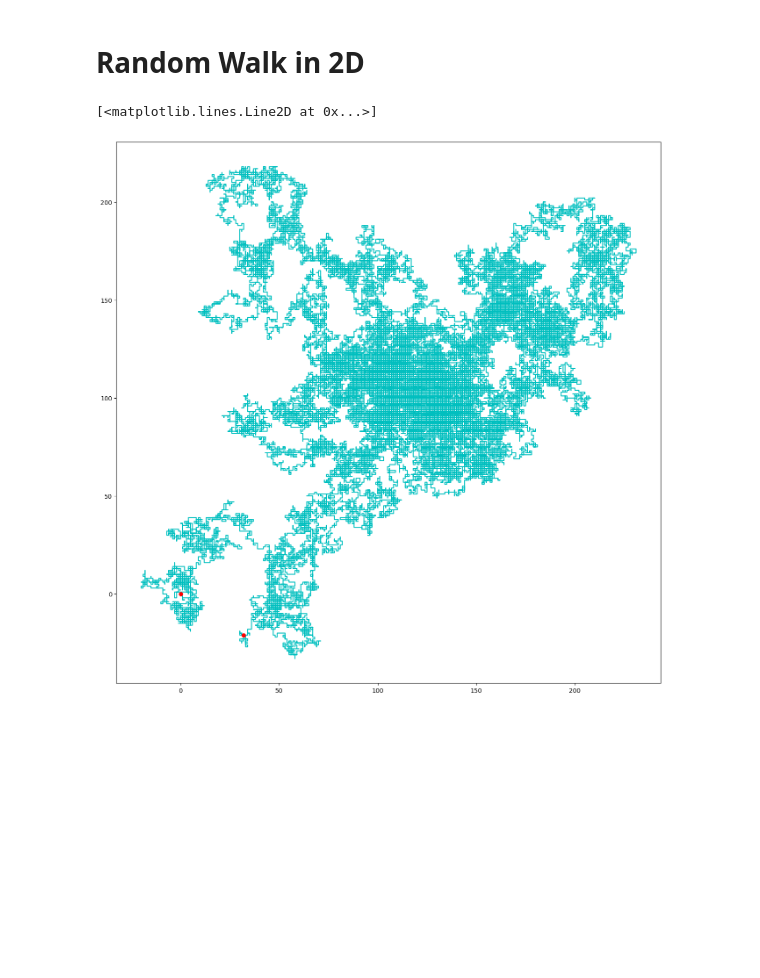
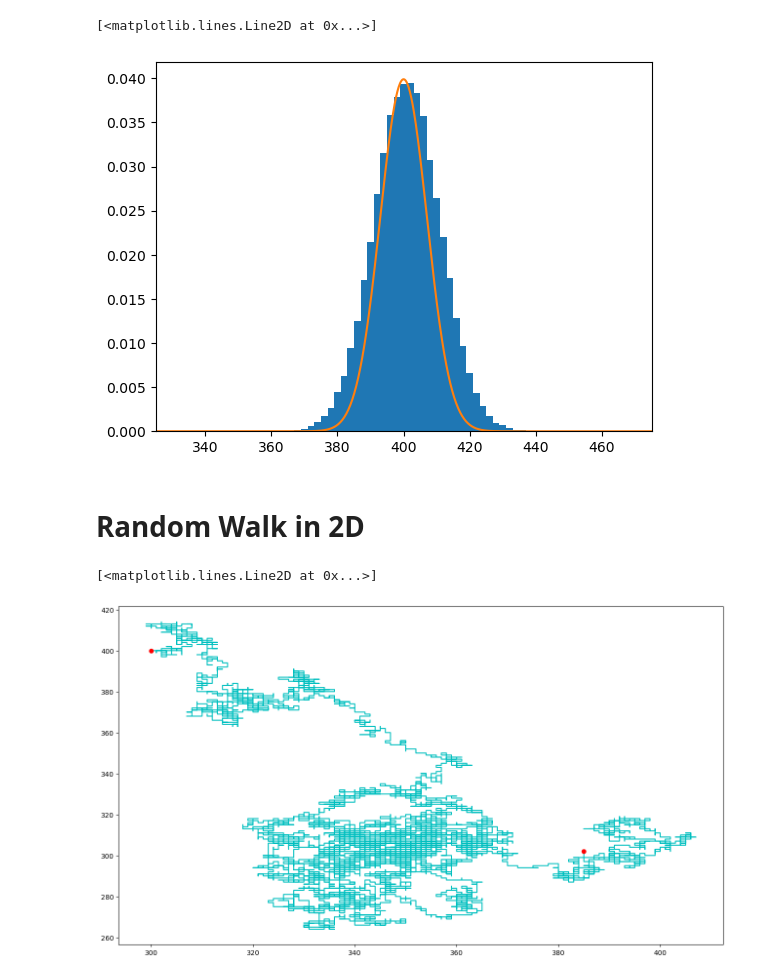
Before and after one commit to TheInvisibleFoe/JupyterNotebooks, a Jupyter notebook: Random Walk/Random Walk.ipynb, the cells around one changed output. Drawn from its saved outputs; the diff is of its cells as text; code cells hidden in the pictures; blank space fills up the shorter version.

```diff
--- a/Random Walk/Random Walk.ipynb
+++ b/Random Walk/Random Walk.ipynb
@@ -69,24 +44,49 @@ plt.hist(last,bins= np.arange(min(last), max(last) + binwidth, binwidth))
+# %%
+steps =100
+grn = 100000
+binwidth =2
+starting_x = 400
+x = [[starting_x]*steps for _ in range(grn)]
+for j in range(0,grn):
+    for i in range(1,steps):
+        t = rand.choice(s)
+        x[j][i]=(x[j][i-1] + t*d)
+y = np.arange(0,steps,1)
+last = np.zeros(grn)
+for i in range(grn):
+    last[i] = (x[i][-1])
+plt.xlim(starting_x-steps+25,starting_x+steps-25)
+plt.hist(last,bins= np.arange(min(last), max(last) + binwidth, binwidth),density=True)
+x_1 = np.linspace(starting_x-steps,starting_x+steps,1000)
+def f(x):
+    return 1/np.sqrt(2*np.pi*steps)*np.exp(-1*(x-starting_x)**2/steps)
+plt.plot(x_1,f(x_1))
+# %% [output]
+[<matplotlib.lines.Line2D at 0x...>]
+[figure, added]
 # %% [markdown]
 # Random Walk in 2D
 # %%
-step = 100000
+step = 10000
+grn = 1
+starting = [300,400]
 s_2 = (-2,-1,1,2)
-x_2 = np.zeros(step)
-y_2 = np.zeros(step)
-for i in range(1,step):
-    t = np.random.choice(s_2)
-    if abs(t) == 2:
-        x_2[i]=x_2[i-1]+(t/2)*d
-        y_2[i] = y_2[i-1]
-    elif abs(t) == 1:
-        x_2[i] = x_2[i-1]
-        y_2[i]=y_2[i-1]+t*d
-fig,axes = plt.subplots(figsize = (16,16))
-axes.scatter(x_2[-1],y_2[-1],c='r',zorder=2)
-axes.scatter(x_2[0],y_2[0],c='r',zorder=2)
+x_2 = np.full((grn,step),starting[0])
+y_2 = np.full((grn,step),starting[1])
+for i in range(0,grn):
+    for j in range(1,step):
+        t = np.random.choice(s_2)
+        if abs(t) == 2:
+            x_2[i][j]=x_2[i][j-1]+(t/2)*d
+            y_2[i][j] = y_2[i][j-1]
+        elif abs(t) == 1:
+            x_2[i][j] = x_2[i][j-1]
+            y_2[i][j]=y_2[i][j-1]+t*d
+fig,axes = plt.subplots(figsize = (16,9))
 # axes.axline((0,0))
-
-axes.plot(x_2,y_2,'c',zorder=1)
+axes.scatter(x_2[0][-1],y_2[0][-1],c='r',zorder=2)
+axes.scatter(x_2[0][0],y_2[0][0],c='r',zorder=2)
+axes.plot(x_2[0],y_2[0],'c',zorder=1)
 # %% [output]
 [<matplotlib.lines.Line2D at 0x...>]
-[figure, old version]
+[figure, new version]
```
Also changed, not shown: parts of 10 cells of this notebook, 5 other files.
